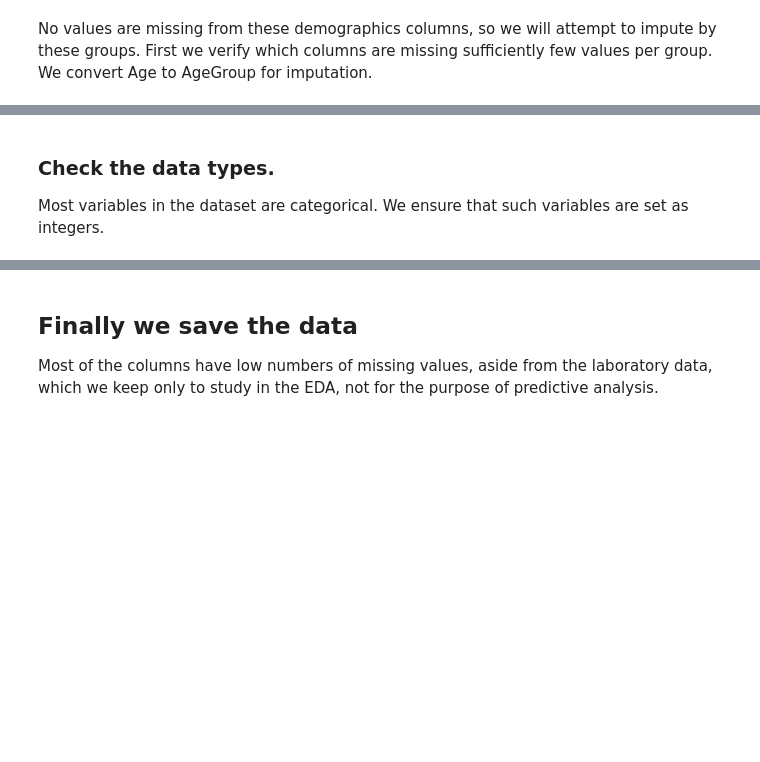
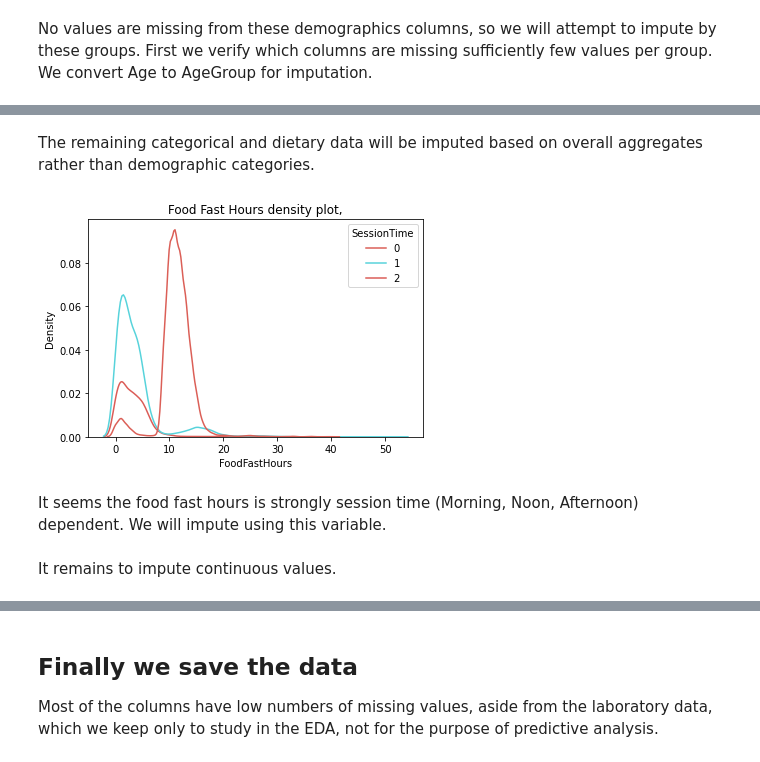
Before and after one commit to rajindermavi/NHANES, a Jupyter notebook: nhanes/WrangleData.ipynb, the cells around one changed output, grey strips where cells are left out. Saved outputs shown, nothing was run; the diff lists cells and outputs as text; code cells hidden in the pictures; blank space fills up the shorter version.

Commit message:
Update data wrangling.

```diff
--- a/nhanes/WrangleData.ipynb
+++ b/nhanes/WrangleData.ipynb
@@ -136,11 +180,7 @@ min_prop[min_prop < 0.95]
 demo_impute = min_prop[(min_prop >= 0.95) & (min_prop < 1)].index
 
 for col in demo_impute:
-    DemoImputer = GroupImputer(demo, col, metric = 'mode')
+    DemoImputer = GroupImputer(demo, col, metric = 'median')
     DemoImputer.fit(df_train)
     df_train = pd.DataFrame(DemoImputer.transform(df_train),columns = df_train.columns)
     df_test = pd.DataFrame(DemoImputer.transform(df_test),columns = df_test.columns)
-# %% [markdown]
-### Check the data types.
-
-Most variables in the dataset are categorical. We ensure that such variables are set as integers.
@@ -166,0 +187,28 @@ df_depleted.astype(int_vars)
+# %% [markdown]
+The remaining categorical and dietary data will be imputed based on overall aggregates rather than demographic categories.
+# %%
+cat_feats = ['Education',
+             'FeltDown',
+             'Suicidality',
+             'FeltBad',
+             'Dental',
+             'HHIncome']
+
+for feat in cat_feats:
+    df_train[feat] = df_train[feat].fillna(df_train[feat].mode()[0])
+    df_test[feat] = df_test[feat].fillna(df_train[feat].mode()[0])
+# %%
+# The session time variable is recorded by survey takers and is missing no values.
+# Let us investigate whether we can use it to impute the FoodFastHours variable.
+
+# Fix a coding error:
+df_train["SessionTime"] = df_train["SessionTime"].astype(int)
+df_test["SessionTime"] = df_train["SessionTime"].astype(int)
+
+sns.kdeplot(data=df_train, x= "FoodFastHours",hue="SessionTime",palette='hls')
+plt.title('Food Fast Hours density plot,')
+plt.show()
+# %% [output]
+[figure, added]
+# %% [markdown]
+It seems the food fast hours is strongly session time (Morning, Noon, Afternoon) dependent. We will impute using this variable.
@@ -166,0 +220,2 @@ df_depleted.astype(int_vars)
+# %% [markdown]
+It remains to impute continuous values.
```
Also changed, not shown: parts of 26 cells of this notebook, 5 other files.
